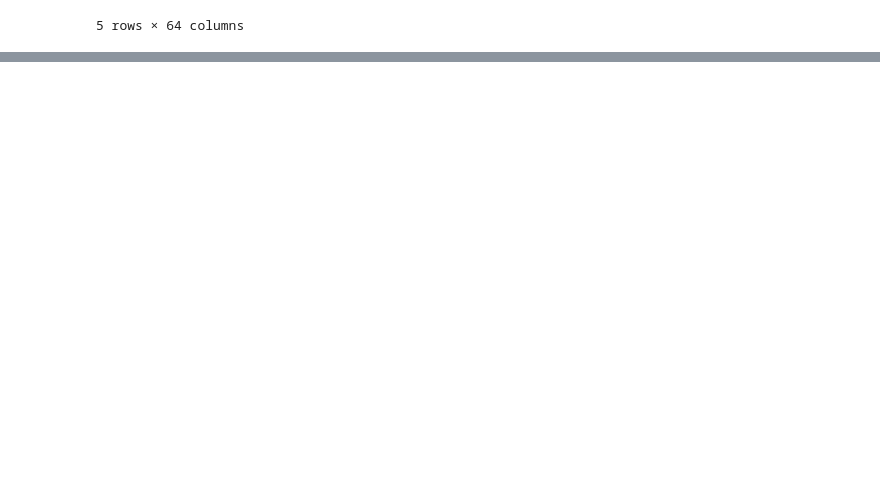
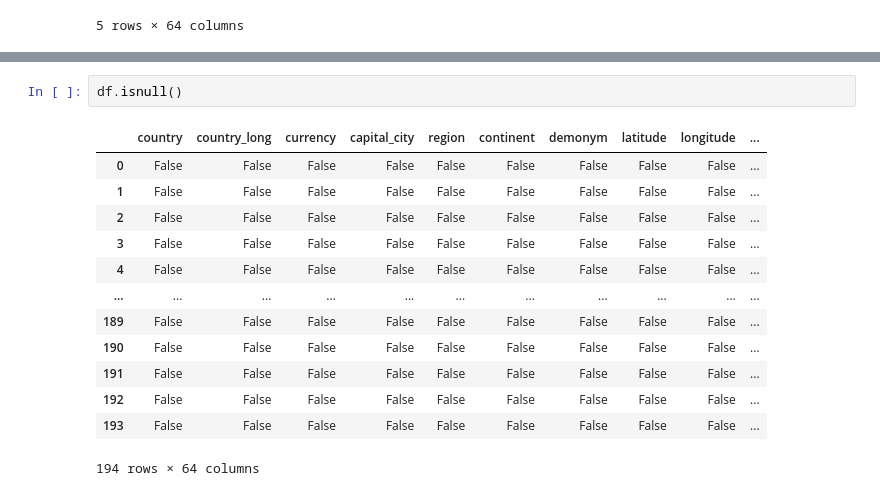
Before and after one commit to Janhavi4230/Model, a Jupyter notebook: Janhavi15.ipynb, the cells around one changed output, grey strips where cells are left out. Drawn from its saved outputs; the diff is of its cells as text; blank space fills up the shorter version.

```diff
--- a/Janhavi15.ipynb
+++ b/Janhavi15.ipynb
@@ -24,0 +109,16 @@ df.head()
+# %%
+df.isnull()
+# %% [output]
+|  | country | country_long | currency | capital_city | region | continent | demonym | latitude | longitude | ... |
+| 0 | False | False | False | False | False | False | False | False | False | ... |
+| 1 | False | False | False | False | False | False | False | False | False | ... |
+| 2 | False | False | False | False | False | False | False | False | False | ... |
+| 3 | False | False | False | False | False | False | False | False | False | ... |
+| 4 | False | False | False | False | False | False | False | False | False | ... |
+| ... | ... | ... | ... | ... | ... | ... | ... | ... | ... | ... |
+| 189 | False | False | False | False | False | False | False | False | False | ... |
+| 190 | False | False | False | False | False | False | False | False | False | ... |
+| 191 | False | False | False | False | False | False | False | False | False | ... |
+| 192 | False | False | False | False | False | False | False | False | False | ... |
+| 193 | False | False | False | False | False | False | False | False | False | ... |
+194 rows × 64 columns
```
Also changed, not shown: parts of 10 cells of this notebook.
